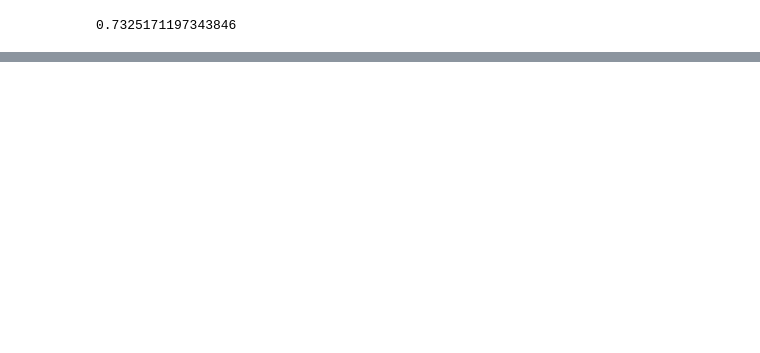
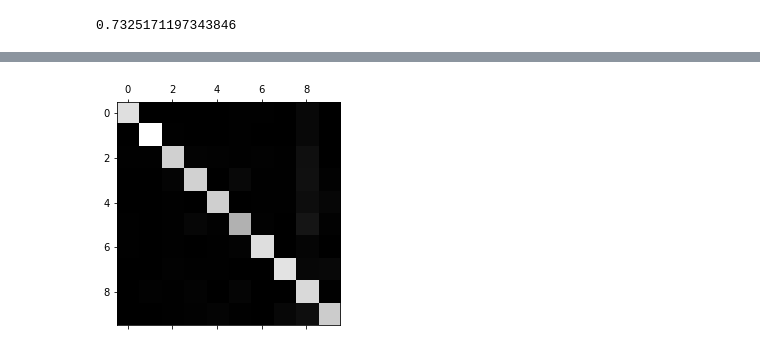
Before and after one commit to YunusKaratepe/hands-on-machine-learning-oreilly, a Jupyter notebook: chapter003.ipynb, the cells around one changed output, grey strips where cells are left out. Drawn from its saved outputs; the diff is of its cells as text; code cells hidden in the pictures; blank space fills up the shorter version.

```diff
--- a/chapter003.ipynb
+++ b/chapter003.ipynb
@@ -181,0 +343,8 @@ f1_score(y_train5, y_train_pred)
+# %%
+from sklearn.multiclass import OneVsOneClassifier
+
+ovo = OneVsOneClassifier(SGDClassifier(random_state=42))
+ovo.fit(X_train, y_train)
+
+print(ovo.predict([X_test.iloc[0]]), y_test.iloc[0])
+print(ovo.predict([X_test.iloc[10]]), y_test.iloc[10])
@@ -181,0 +358,5 @@ f1_score(y_train5, y_train_pred)
+# %%
+# training random forest clf is easy too
+forest_clf.fit(X_train, y_train)
+print(forest_clf.predict([X_test.iloc[0]]), y_test.iloc[0])
+print(forest_clf.predict([X_test.iloc[10]]), y_test.iloc[10])
@@ -181,0 +382,9 @@ f1_score(y_train5, y_train_pred)
+# %%
+from sklearn.preprocessing import StandardScaler
+scaler = StandardScaler()
+X_train_scaled = scaler.fit_transform(X_train.astype(np.float64))
+y_train_pred = cross_val_score(sgd, X_train_scaled, y_train, cv=3, scoring='accuracy')
+# %%
+y_train_pred = cross_val_predict(sgd, X_train_scaled, y_train, cv=3)
+conf_mx = confusion_matrix(y_train, y_train_pred)
+conf_mx
@@ -181,0 +403,5 @@ f1_score(y_train5, y_train_pred)
+# %%
+plt.matshow(conf_mx, cmap=plt.cm.gray)
+plt.show()
+# %% [output]
+[figure, added]
```
Also changed, not shown: parts of 44 cells of this notebook.
